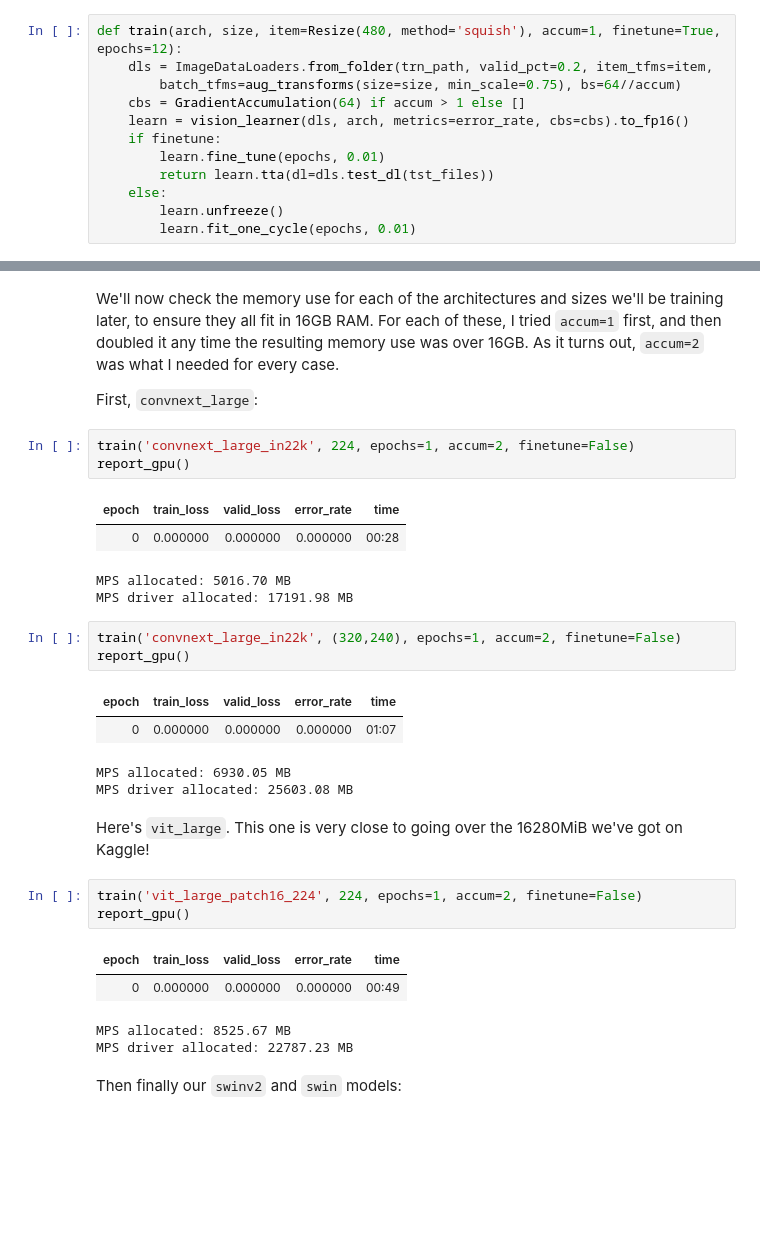
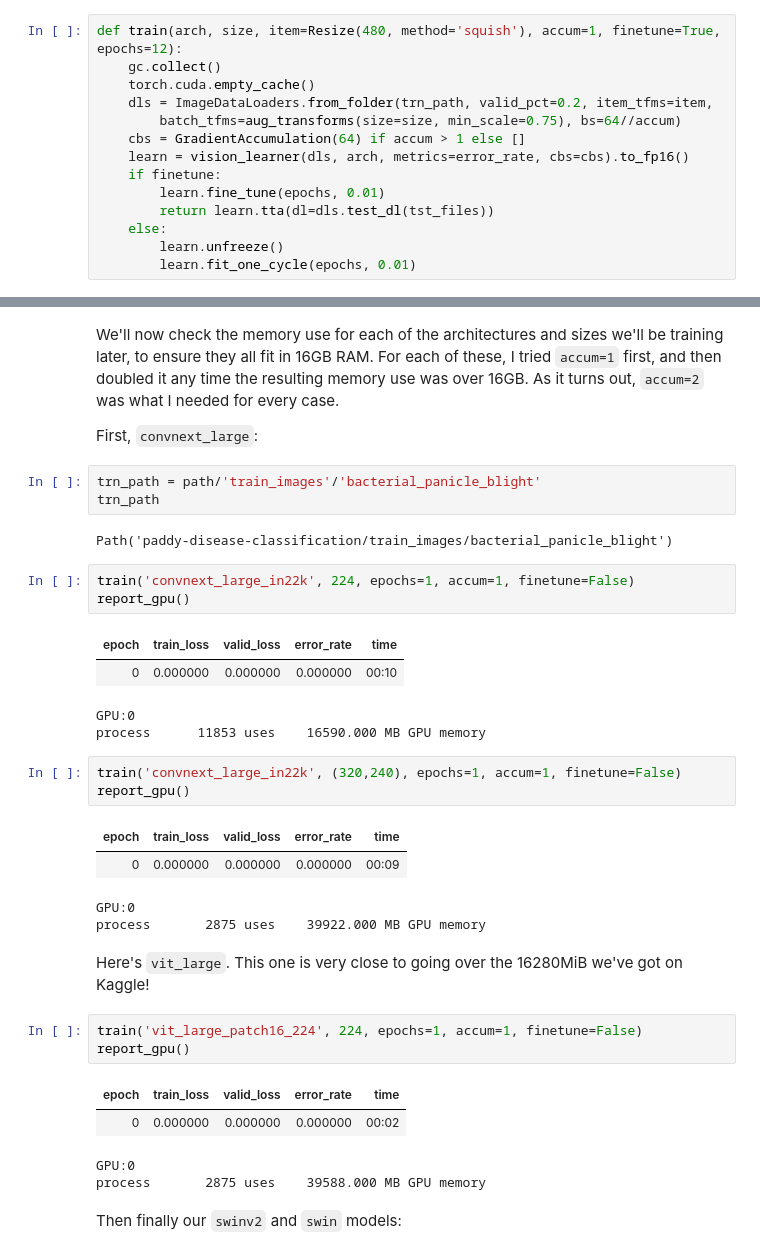
Before and after one commit to goosmanlei/fastai-course-part1, a Jupyter notebook: lesson-07/scaling-up-road-to-the-top-part-3.ipynb, the cells around one changed output, grey strips where cells are left out. Drawn from its saved outputs; the diff is of its cells as text; blank space fills up the shorter version.

```diff
--- a/lesson-07/scaling-up-road-to-the-top-part-3.ipynb
+++ b/lesson-07/scaling-up-road-to-the-top-part-3.ipynb
@@ -73,6 +95,8 @@ The more important change is that I've added an `accum` argument to implement *g
 1. Add the `GradientAccumulation` callback, passing in `accum`.
 # %%
 def train(arch, size, item=Resize(480, method='squish'), accum=1, finetune=True, epochs=12):
+    gc.collect()
+    torch.cuda.empty_cache()
     dls = ImageDataLoaders.from_folder(trn_path, valid_pct=0.2, item_tfms=item,
         batch_tfms=aug_transforms(size=size, min_scale=0.75), bs=64//accum)
     cbs = GradientAccumulation(64) if accum > 1 else []
@@ -204,31 +210,36 @@ The memory use is even lower!
 We'll now check the memory use for each of the architectures and sizes we'll be training later, to ensure they all fit in 16GB RAM. For each of these, I tried `accum=1` first, and then doubled it any time the resulting memory use was over 16GB. As it turns out, `accum=2` was what I needed for every case.
 
 First, `convnext_large`:
+# %%
+trn_path = path/'train_images'/'bacterial_panicle_blight'
+trn_path
+# %% [output]
+Path('paddy-disease-classification/train_images/bacterial_panicle_blight')
 # %%
-train('convnext_large_in22k', 224, epochs=1, accum=2, finetune=False)
+train('convnext_large_in22k', 224, epochs=1, accum=1, finetune=False)
 report_gpu()
 # %% [output]
 | epoch | train_loss | valid_loss | error_rate | time |
-| 0 | 0.000000 | 0.000000 | 0.000000 | 00:28 |
+| 0 | 0.000000 | 0.000000 | 0.000000 | 00:10 |
-MPS allocated: 5016.70 MB
-MPS driver allocated: 17191.98 MB
+GPU:0
+process      11853 uses    16590.000 MB GPU memory
 # %%
-train('convnext_large_in22k', (320,240), epochs=1, accum=2, finetune=False)
+train('convnext_large_in22k', (320,240), epochs=1, accum=1, finetune=False)
 report_gpu()
 # %% [output]
 | epoch | train_loss | valid_loss | error_rate | time |
-| 0 | 0.000000 | 0.000000 | 0.000000 | 01:07 |
+| 0 | 0.000000 | 0.000000 | 0.000000 | 00:09 |
-MPS allocated: 6930.05 MB
-MPS driver allocated: 25603.08 MB
+GPU:0
+process       2875 uses    39922.000 MB GPU memory
 # %% [markdown]
 Here's `vit_large`. This one is very close to going over the 16280MiB we've got on Kaggle!
 # %%
-train('vit_large_patch16_224', 224, epochs=1, accum=2, finetune=False)
+train('vit_large_patch16_224', 224, epochs=1, accum=1, finetune=False)
 report_gpu()
 # %% [output]
 | epoch | train_loss | valid_loss | error_rate | time |
-| 0 | 0.000000 | 0.000000 | 0.000000 | 00:49 |
+| 0 | 0.000000 | 0.000000 | 0.000000 | 00:02 |
-MPS allocated: 8525.67 MB
-MPS driver allocated: 22787.23 MB
+GPU:0
+process       2875 uses    39588.000 MB GPU memory
 # %% [markdown]
 Then finally our `swinv2` and `swin` models:
```
Also changed, not shown: parts of 11 cells of this notebook, 2 other files.
